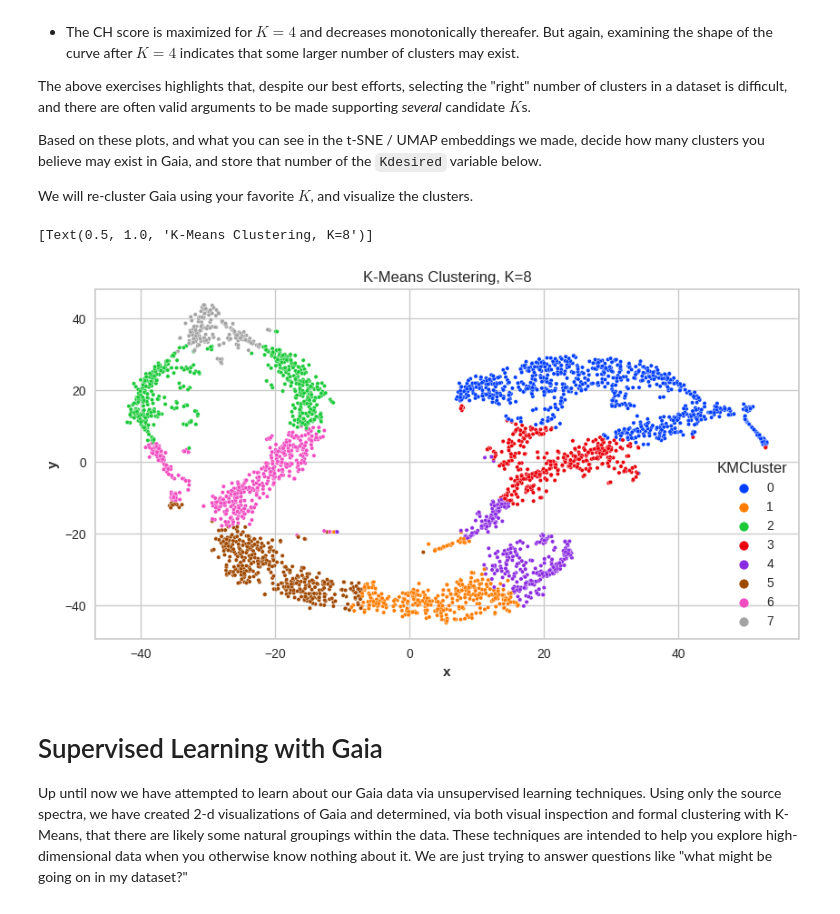
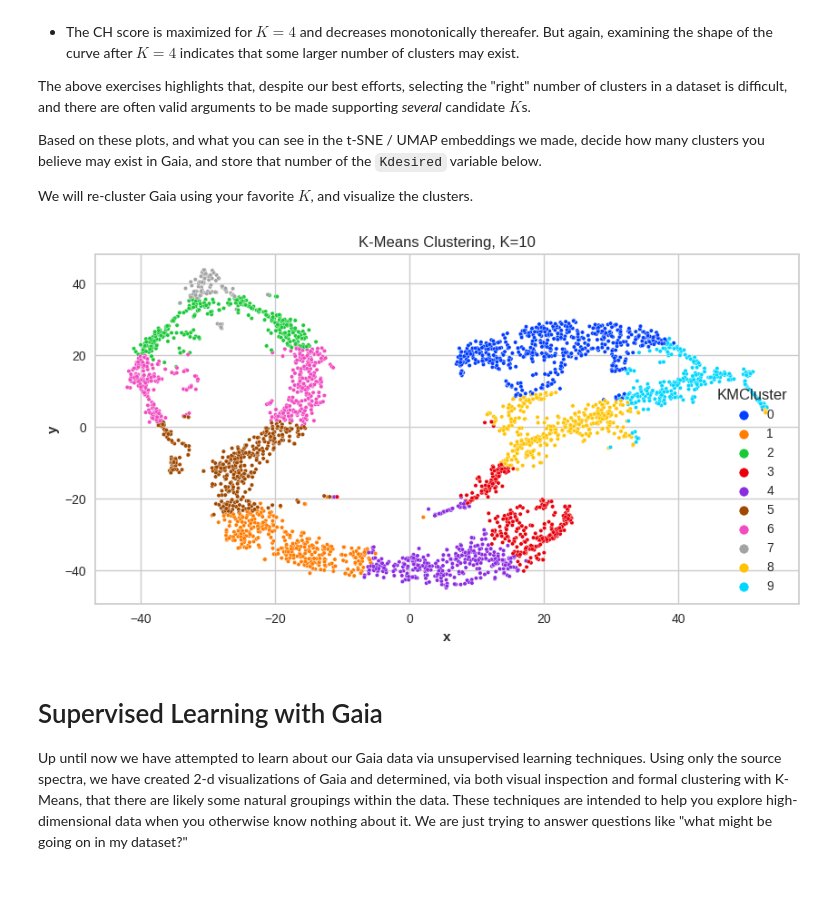
Before and after one commit to jt-ut/GaiaREU, a Jupyter notebook: GaiaREU-ML_v1.ipynb, the cells around one changed output. Cells and saved outputs as stored; diff of their text form; code cells hidden in the pictures.

```diff
--- a/GaiaREU-ML_v1.ipynb
+++ b/GaiaREU-ML_v1.ipynb
@@ -294,6 +294,6 @@ Fri Jul  7 13:11:18 2023 Finished embedding
 # %%
 ## Visualize the original embeddings along with their lo/hi parameterized counterparts
-plt.rcParams['figure.figsize'] = (15,10)
+plt.rcParams['figure.figsize'] = (15,7.5)
 fig, axes = plt.subplots(2, 3)
 fig.tight_layout()
 fig.subplots_adjust(top=1.3);
@@ -309,6 +309,6 @@ plt.show()
 # %%
 ## Smoothed versions of the above
-plt.rcParams['figure.figsize'] = (15,10)
+plt.rcParams['figure.figsize'] = (15,7.5)
 fig, axes = plt.subplots(2, 3)
 fig.tight_layout()
 fig.subplots_adjust(top=1.3);
@@ -457,15 +456,14 @@ Based on these plots, and what you can see in the t-SNE / UMAP embeddings we mad
 We will re-cluster Gaia using your favorite $K$, and visualize the clusters.
 # %%
 ## Specify number of clusters you inferred from the above knee plots
-Kdesired = 8
+Kdesired = 10
 
 # Run K-Means Clustering to partition Gaia into the desired number of clusters, view
 X_best['KMCluster'] = KMeans(n_clusters=Kdesired, init='k-means++', n_init=1, random_state=123).fit(flux).labels_
 plt.rcParams['figure.figsize'] = (10,5)
-sns.scatterplot(x='x', y='y', hue='KMCluster', data = X_best, s=10, palette="bright").set(title='K-Means Clustering, K=%d' % Kdesired)
+sns.scatterplot(x='x', y='y', hue='KMCluster', data = X_best, s=10, palette="bright").set(title='K-Means Clustering, K=%d' % Kdesired);
 # %% [output]
-[Text(0.5, 1.0, 'K-Means Clustering, K=8')]
-[figure, old version]
+[figure, new version]
 # %% [markdown]
 # Supervised Learning with Gaia
 
```
Also changed, not shown: parts of 17 cells of this notebook.
